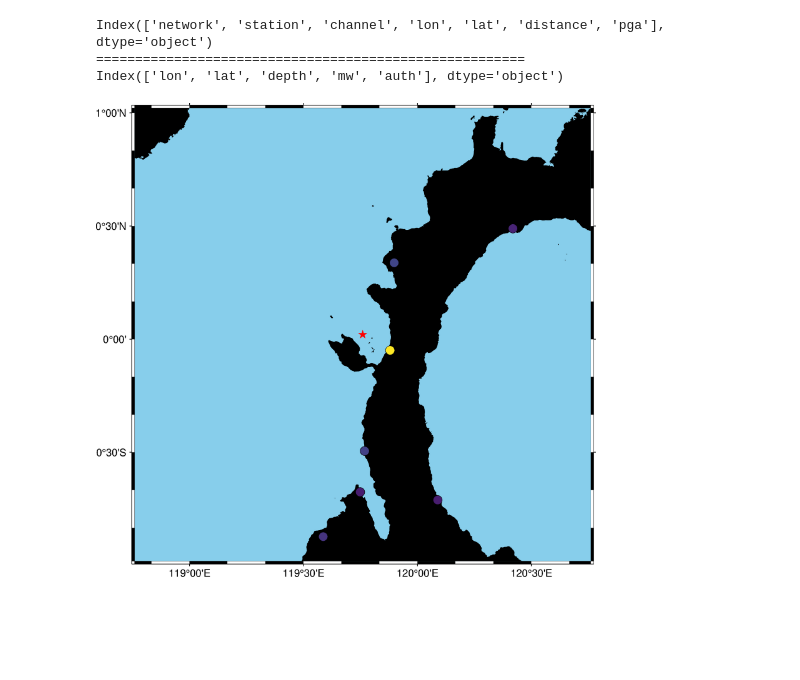
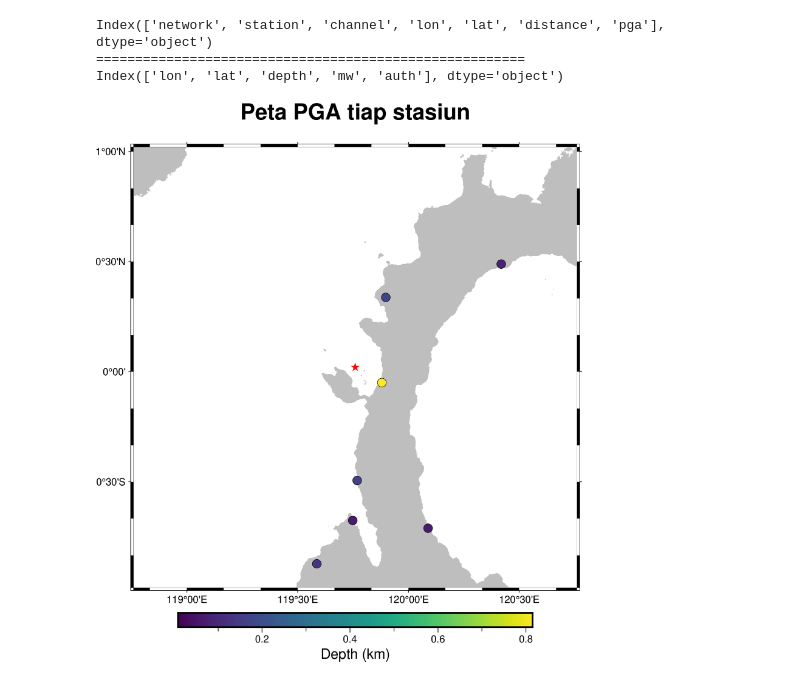
Before and after one commit to Najibsyami/Simple_PGA, a Jupyter notebook: Main.ipynb, the cells around one changed output. Saved outputs shown, nothing was run; the diff lists cells and outputs as text; code cells hidden in the pictures; blank space fills up the shorter version.

Commit message:
Perbaikan_peta

```diff
--- a/Main.ipynb
+++ b/Main.ipynb
@@ -83,26 +78,26 @@ Index(['lon', 'lat', 'depth', 'mw', 'auth'], dtype='object')
 # %%
 import pygmt
 
 region = [
     kejadian.lon.min() - 1,
     kejadian.lon.max() + 1,
     kejadian.lat.min() - 1,
     kejadian.lat.max() + 1,
 ]
 
-pygmt.makecpt(cmap="viridis", series=[data.pga.min(), data.pga.max()],output='pga.cpt')
-
 fig = pygmt.Figure()
-fig.basemap(region=region, projection="M15c", frame=True)
-fig.coast(land="black", water="skyblue")
+fig.basemap(region=region, projection="M15c",frame=["af", f"WSne+tPeta PGA tiap stasiun"])
+fig.coast(land="gray", water="white")
+pygmt.makecpt(cmap="viridis", series=[data.pga.min(), data.pga.max()])
 fig.plot(x = kejadian.lon, y = kejadian.lat, style='a0.3c',fill='red')
 fig.plot(x=data.lon,
          y=data.lat,
          fill=data.pga,
          cmap='pga.cpt',
          style="c0.3c",
          pen="black",
          )
+fig.colorbar(frame="af+lDepth (km)")
 fig.show()
 # %% [output]
-[figure, old version]
+[figure, new version]
```
Also changed, not shown: parts of 2 cells of this notebook.
